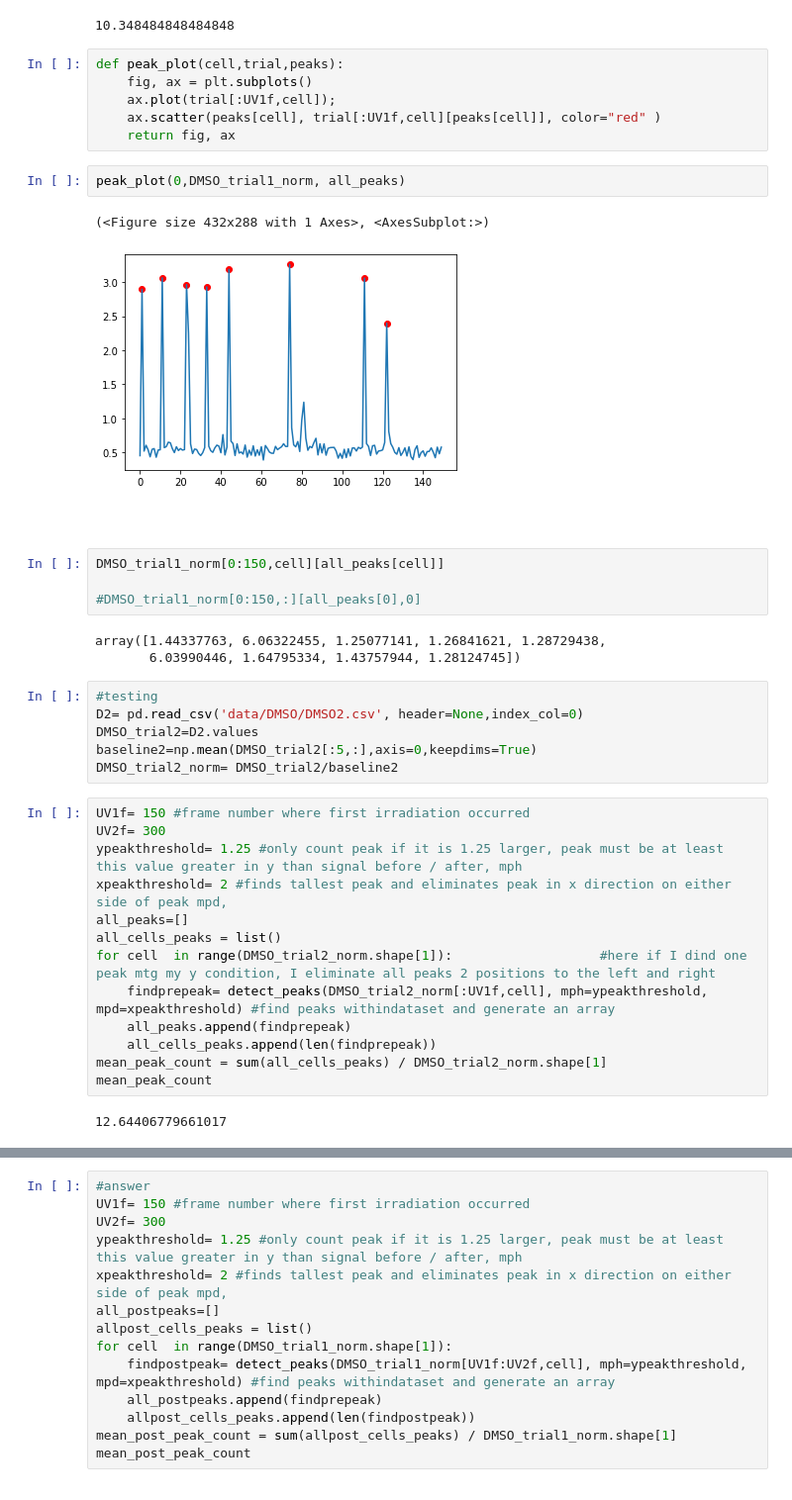
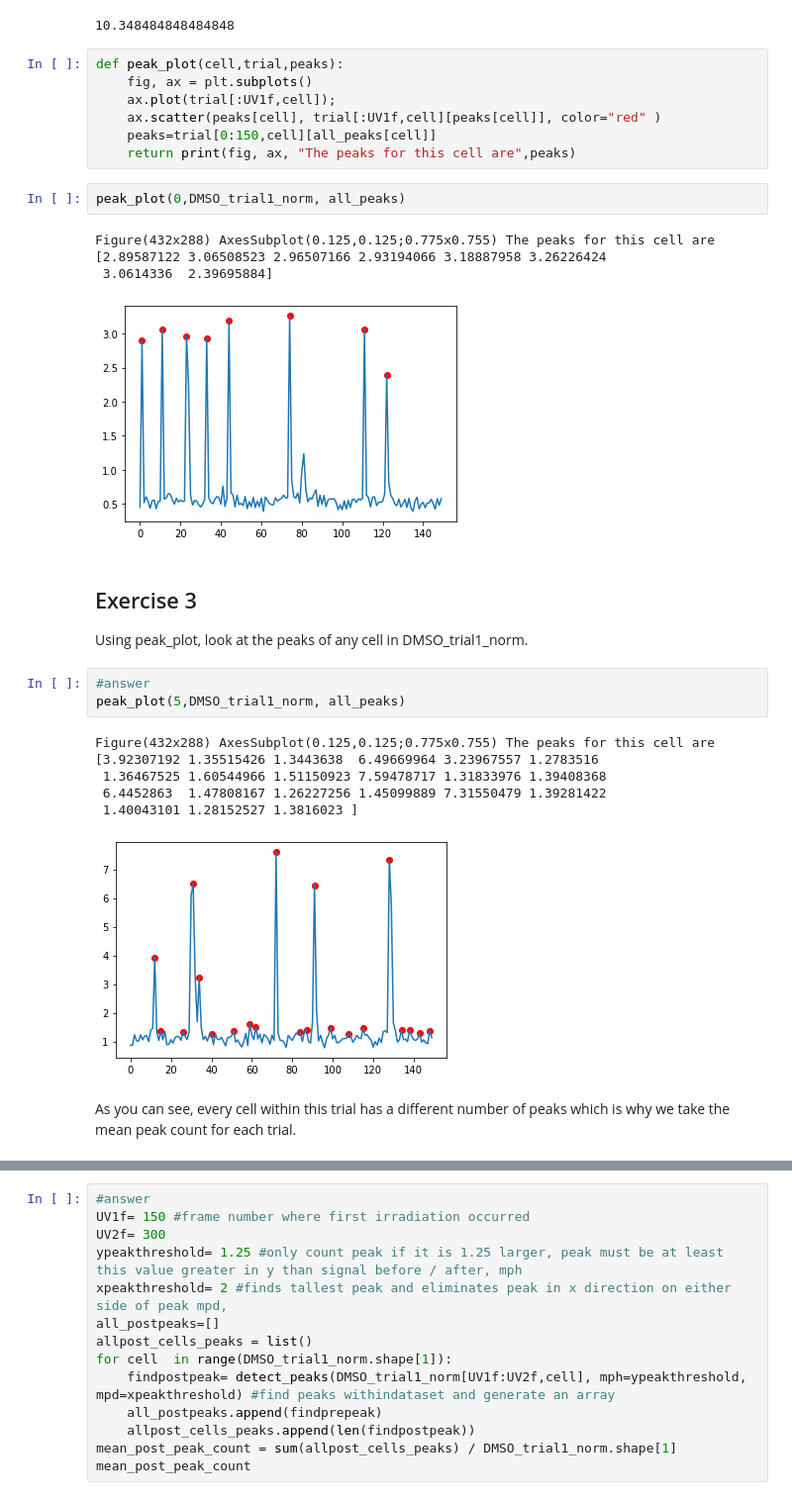
Before and after one commit to sarahigarza/Vollum_Python_ClassProj, a Jupyter notebook: live imaging analysis (base).ipynb, the cells around one changed output, grey strips where cells are left out. Shown at 99% size. Cells and saved outputs as stored; diff of their text form.

```diff
--- a/live imaging analysis (base).ipynb
+++ b/live imaging analysis (base).ipynb
@@ -101,40 +101,26 @@ def peak_plot(cell,trial,peaks):
     fig, ax = plt.subplots()
     ax.plot(trial[:UV1f,cell]);
     ax.scatter(peaks[cell], trial[:UV1f,cell][peaks[cell]], color="red" )
-    return fig, ax
+    peaks=trial[0:150,cell][all_peaks[cell]]
+    return print(fig, ax, "The peaks for this cell are",peaks)
 # %%
 peak_plot(0,DMSO_trial1_norm, all_peaks)
 # %% [output]
-(<Figure size 432x288 with 1 Axes>, <AxesSubplot:>)
+Figure(432x288) AxesSubplot(0.125,0.125;0.775x0.755) The peaks for this cell are [2.89587122 3.06508523 2.96507166 2.93194066 3.18887958 3.26226424
+ 3.0614336  2.39695884]
 [figure]
 # %% [markdown]
-##
+## Exercise 3
+Using peak_plot, look at the peaks of any cell in DMSO_trial1_norm.
 # %%
-DMSO_trial1_norm[0:150,cell][all_peaks[cell]]
-
-#DMSO_trial1_norm[0:150,:][all_peaks[0],0]
+#answer
+peak_plot(5,DMSO_trial1_norm, all_peaks)
 # %% [output]
-array([1.44337763, 6.06322455, 1.25077141, 1.26841621, 1.28729438,
-       6.03990446, 1.64795334, 1.43757944, 1.28124745])
+Figure(432x288) AxesSubplot(0.125,0.125;0.775x0.755) The peaks for this cell are [3.92307192 1.35515426 1.3443638  6.49669964 3.23967557 1.2783516
+ 1.36467525 1.60544966 1.51150923 7.59478717 1.31833976 1.39408368
+ 6.4452863  1.47808167 1.26227256 1.45099889 7.31550479 1.39281422
+ 1.40043101 1.28152527 1.3816023 ]
+[figure, added]
-# %%
-#testing
-D2= pd.read_csv('data/DMSO/DMSO2.csv', header=None,index_col=0)
-DMSO_trial2=D2.values
-baseline2=np.mean(DMSO_trial2[:5,:],axis=0,keepdims=True)
-DMSO_trial2_norm= DMSO_trial2/baseline2
-# %%
-UV1f= 150 #frame number where first irradiation occurred
-UV2f= 300
-ypeakthreshold= 1.25 #only count peak if it is 1.25 larger, peak must be at least this value greater in y than signal before / after, mph
-xpeakthreshold= 2 #finds tallest peak and eliminates peak in x direction on either side of peak mpd,
-all_peaks=[]
-all_cells_peaks = list()
-for cell  in range(DMSO_trial2_norm.shape[1]):                   #here if I dind one peak mtg my y condition, I eliminate all peaks 2 positions to the left and right
-    findprepeak= detect_peaks(DMSO_trial2_norm[:UV1f,cell], mph=ypeakthreshold, mpd=xpeakthreshold) #find peaks withindataset and generate an array
-    all_peaks.append(findprepeak)
-    all_cells_peaks.append(len(findprepeak))
-mean_peak_count = sum(all_cells_peaks) / DMSO_trial2_norm.shape[1]
-mean_peak_count
-# %% [output]
-12.64406779661017
+# %% [markdown]
+As you can see, every cell within this trial has a different number of peaks which is why we take the mean peak count for each trial.
 # %% [markdown]
```
Also changed, not shown: parts of 4 cells of this notebook.
